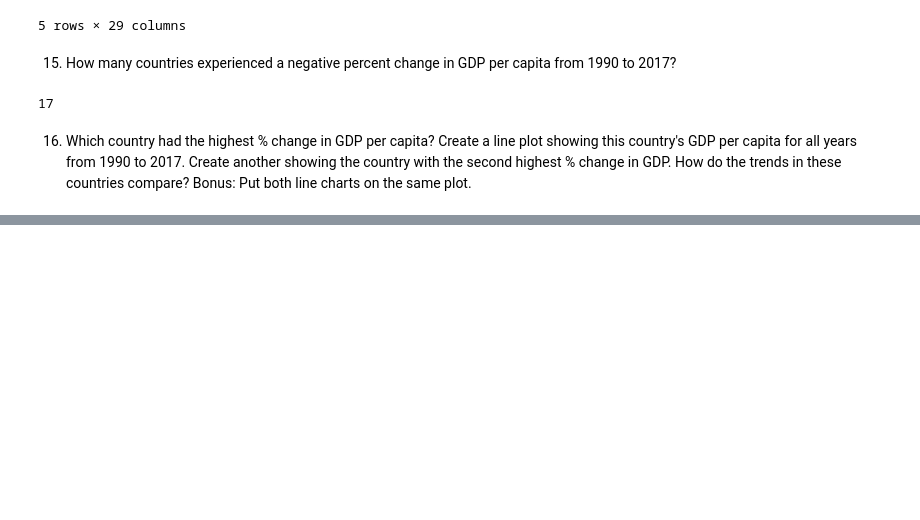
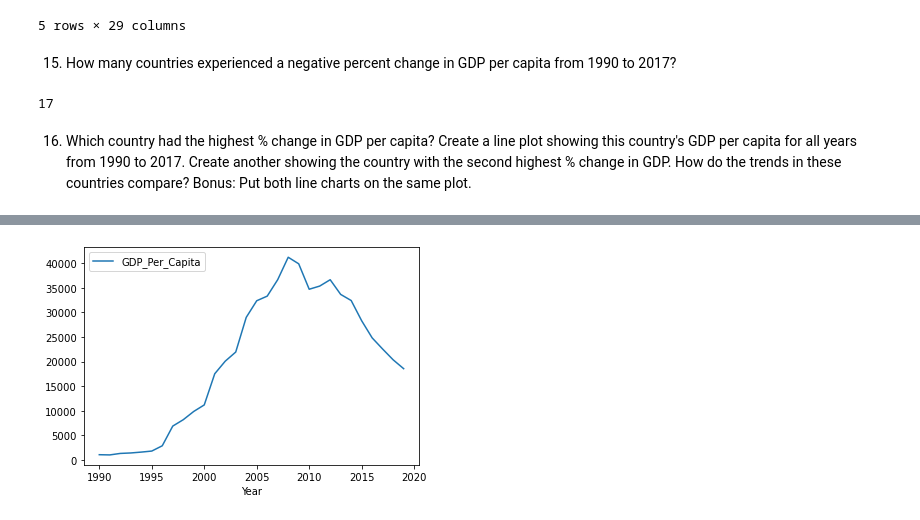
Before and after one commit to nss-data-science-cohort-6/un_data_question-essetetsahai, a Jupyter notebook: notebooks/UN_Data_Exploration.ipynb, the cells around one changed output, grey strips where cells are left out. Cells and saved outputs as stored; diff of their text form; code cells hidden in the pictures; blank space fills up the shorter version.

```diff
--- a/notebooks/UN_Data_Exploration.ipynb
+++ b/notebooks/UN_Data_Exploration.ipynb
@@ -266,0 +276,8 @@ neg_percent_chg.shape[0]
+# %%
+EqGu = gdp_df[gdp_df['Country'] == 'Equatorial Guinea']
+# %%
+EqGu.plot(x = 'Year', y = 'GDP_Per_Capita', kind = 'line')
+#EqGu.plot(x = 'Year', y = 'GDP_Per_Capita', kind = 'line')
+plt.show()
+# %% [output]
+[figure, added]
```
Also changed, not shown: parts of 13 cells of this notebook.
